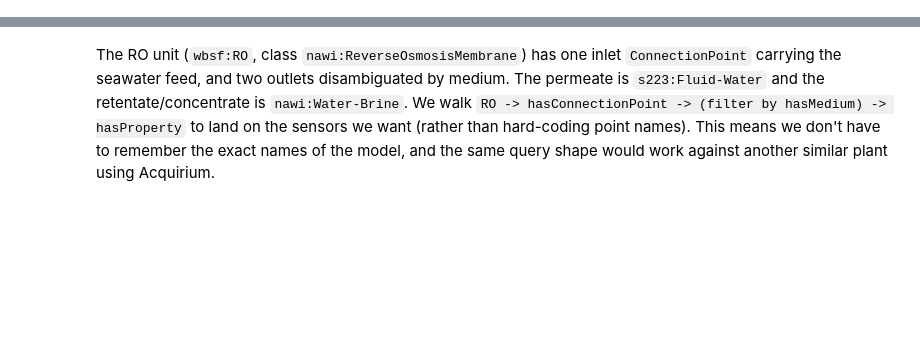
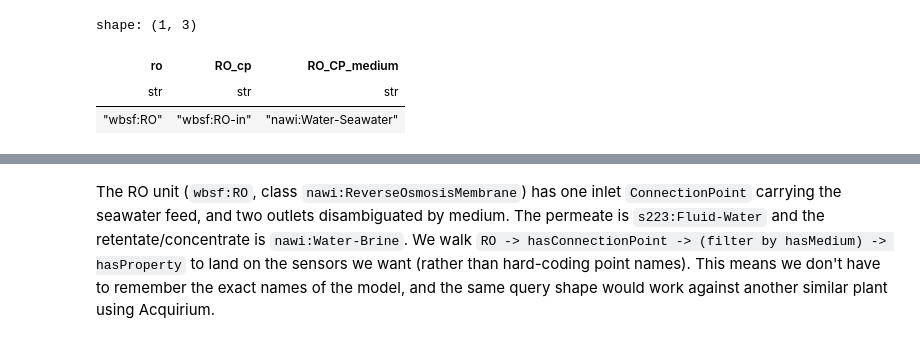
Before and after one commit to DataDrivenCPS/acquirium, a Jupyter notebook: notebooks/watertap/soft-sensor.ipynb, the cells around one changed output, grey strips where cells are left out. Drawn from its saved outputs; the diff is of its cells as text; code cells hidden in the pictures; blank space fills up the shorter version.

```diff
--- a/notebooks/watertap/soft-sensor.ipynb
+++ b/notebooks/watertap/soft-sensor.ipynb
@@ -51,0 +80,9 @@ We can interrogate our data using acquirium to find our features and target vari
+# %%
+## Finding Connection points with medium seawater
+RO_seawater_query = RO_cp_query.find_related(_class="Water-Seawater", alias=f"RO_CP_medium", hops=1)
+RO_seawater_query.metadata()
+# %% [output]
+shape: (1, 3)
+| ro | RO_cp | RO_CP_medium |
+| str | str | str |
+| "wbsf:RO" | "wbsf:RO-in" | "nawi:Water-Seawater" |
```
Also changed, not shown: parts of 8 cells of this notebook.
